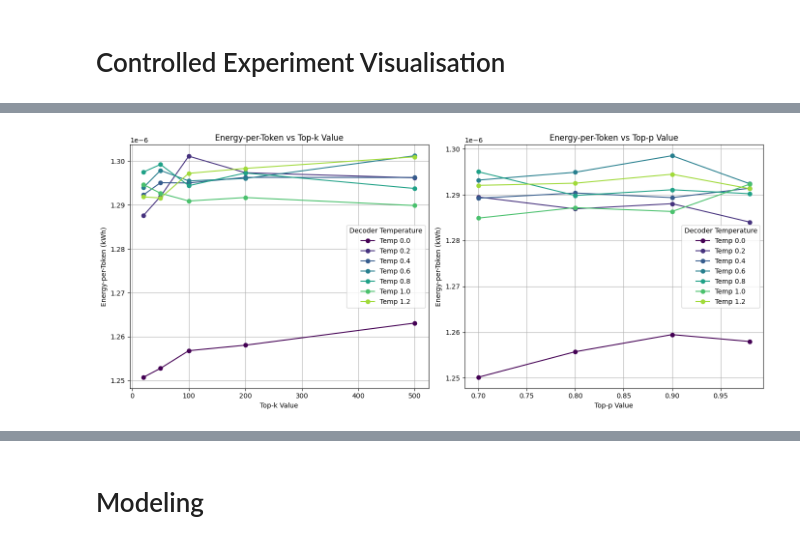
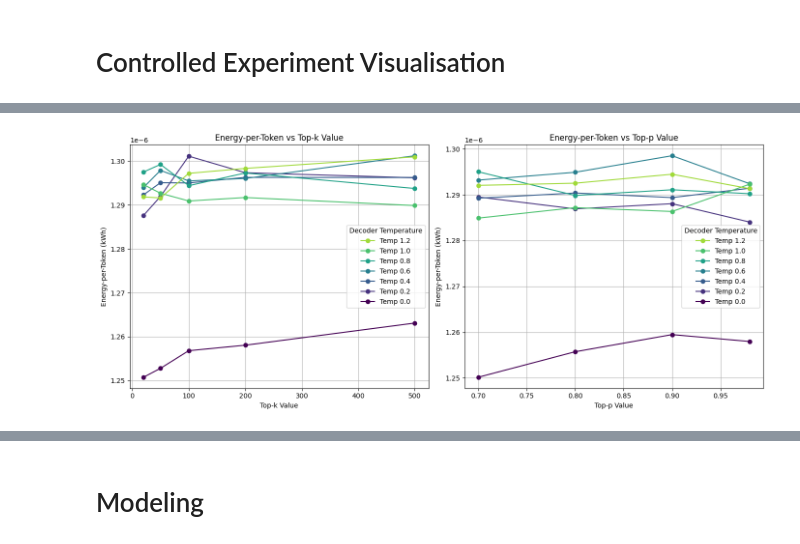
Before and after one commit to henrycgbaker/thesis_analysis, a Jupyter notebook: analysis_controlled_exp.ipynb, the cells around one changed output, grey strips where cells are left out. Drawn from its saved outputs; the diff is of its cells as text; code cells hidden in the pictures.

```diff
--- a/analysis_controlled_exp.ipynb
+++ b/analysis_controlled_exp.ipynb
@@ -93,6 +93,6 @@ To do:
 # %% [markdown]
 # Controlled Experiment Visualisation
 # %%
-configs = ['num_processes', 'decoding', 'latency', 'batching', 'precis']
+configs = ['num_processes', 'batching','precis', 'decoding', 'latency']
 dfs = {config: df[df['config_name'].str.startswith(config)] for config in configs}
 # %%
@@ -252,7 +255,7 @@ decoder_df['method'] = decoder_df['decoder_config_decoding_mode']
 decoder_df['temperature'] = decoder_df['decoder_temperature']
 
 # For top_k and top_p, assign the relevant config value; for greedy, just mark it as 'greedy'.
-def get_config_value(row):
+def get_config_mode(row):
     if row['method'] == 'top_k':
         return row['decoder_top_k']
     elif row['method'] == 'top_p':
@@ -260,13 +263,13 @@ def get_config_value(row):
     else:
         return 'greedy'
 
-decoder_df['config_value'] = decoder_df.apply(get_config_value, axis=1)
+decoder_df['config_mode'] = decoder_df.apply(get_config_mode, axis=1)
 
 # (Optional) Keep only the three desired methods.
 decoder_df = decoder_df[decoder_df['method'].isin(['greedy', 'top_k', 'top_p'])].copy()
 
-# Group the data by method and config_value so that each unique combination is its own series.
-groups = decoder_df.groupby(['method', 'config_value'])
+# Group the data by method and config_mode so that each unique combination is its own series.
+groups = decoder_df.groupby(['method', 'config_mode'])
 
 # Define colors based on method.
 colors = {
@@ -276,12 +279,12 @@ colors = {
 }
 
 # --- Plotting: Create a dual-axis plot ---
-fig, ax1 = plt.subplots(figsize=(14, 6))
+fig, ax1 = plt.subplots(figsize=(14, 8))
 ax2 = ax1.twinx()
 
-for (method, config_value), subdf in groups:
+for (method, config_mode), subdf in groups:
     # Construct a label that shows the method and the extra parameter value.
-    label_str = f"{method} ({config_value})"
+    label_str = f"{method} ({config_mode})"
     # Plot Energy-per-Token on the primary y-axis.
     ax1.plot(
         subdf['temperature'],
@@ -350,33 +436,37 @@ for temp in unique_temps_top_k:
         subdf['energy_per_token_kwh'],         # y-axis: Energy-per-Token
         marker='o',
         linestyle='-',
         label=f"Temp {temp}",
         color=colors_top_k[temp]
     )
 axes[0].set_xlabel('Top-k Value')
 axes[0].set_ylabel('Energy-per-Token (kWh)')
 axes[0].set_title('Energy-per-Token vs Top-k Value')
 axes[0].grid(True)
-axes[0].legend(title="Decoder Temperature", loc='best')
+# Reverse legend for Top-k plot
+handles, labels = axes[0].get_legend_handles_labels()
+axes[0].legend(handles[::-1], labels[::-1], title="Decoder Temperature", loc='best')
 
 # --- Plot for Top-p ---
 for temp in unique_temps_top_p:
     subdf = top_p_df[top_p_df['decoder_temperature'] == temp]
     axes[1].plot(
         subdf['decoder_top_p'],                # x-axis: top_p values
         subdf['energy_per_token_kwh'],         # y-axis: Energy-per-Token
         marker='o',
         linestyle='-',
         label=f"Temp {temp}",
         color=colors_top_p[temp]
     )
 axes[1].set_xlabel('Top-p Value')
 axes[1].set_ylabel('Energy-per-Token (kWh)')
 axes[1].set_title('Energy-per-Token vs Top-p Value')
 axes[1].grid(True)
-axes[1].legend(title="Decoder Temperature", loc='best')
+# Reverse legend for Top-p plot
+handles, labels = axes[1].get_legend_handles_labels()
+axes[1].legend(handles[::-1], labels[::-1], title="Decoder Temperature", loc='best')
 
 fig.tight_layout()
 plt.show()
 # %% [output]
-[figure, old version]
+[figure, new version]
```
Also changed, not shown: parts of 8 cells of this notebook.
